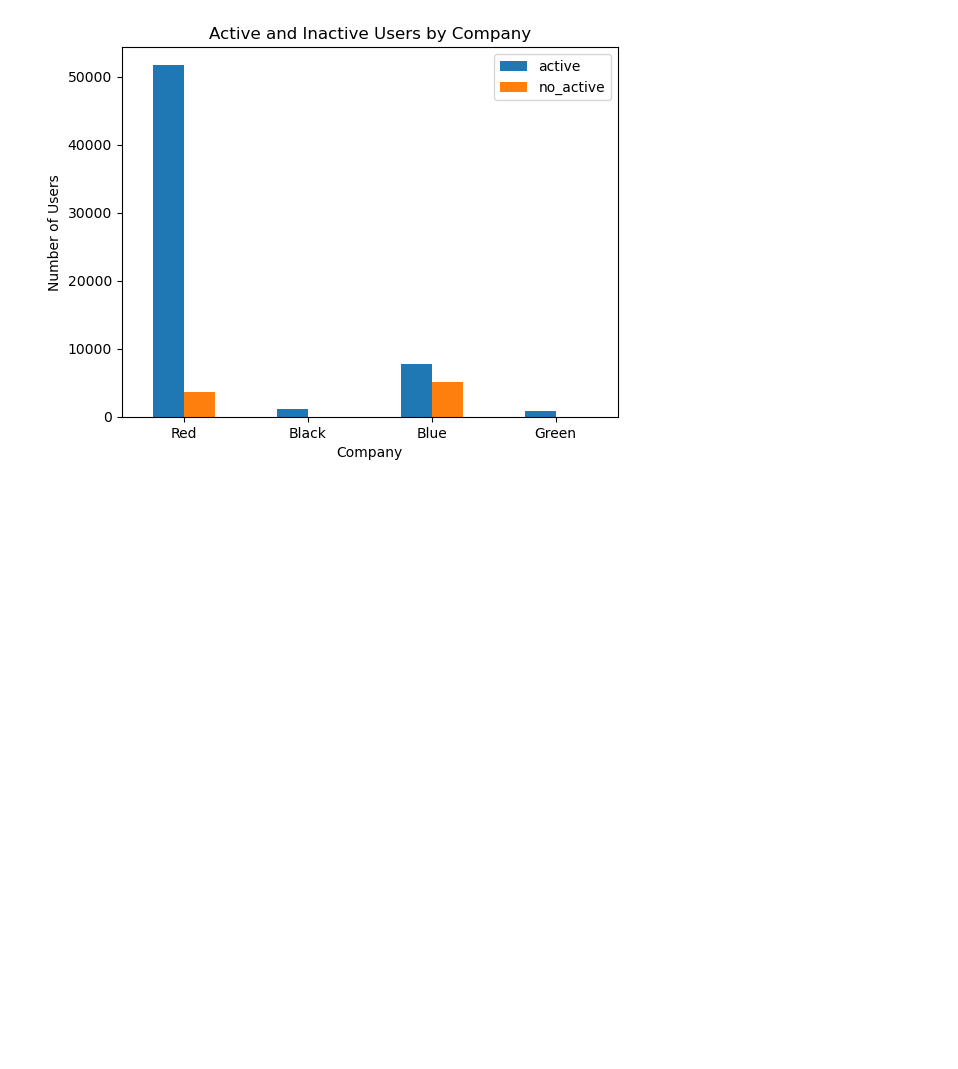
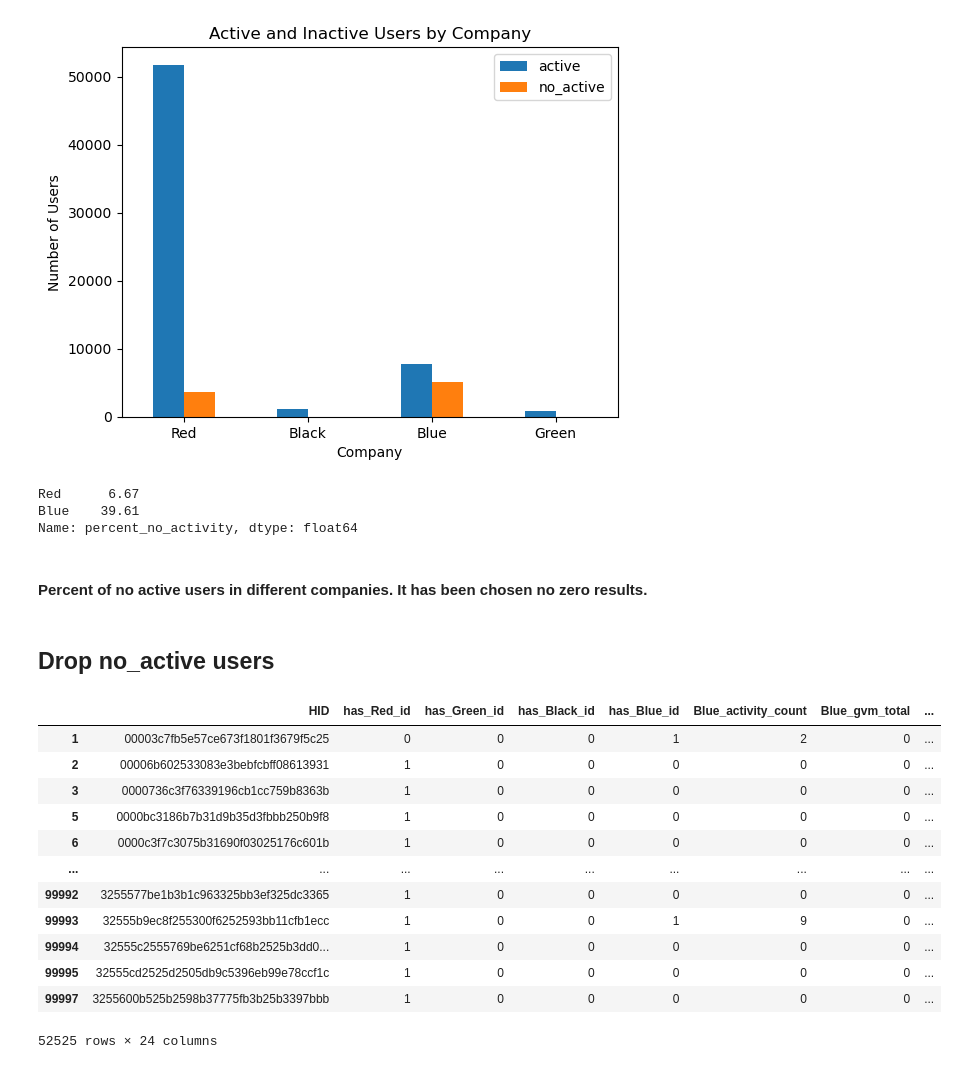
Before and after one commit to ForwardMoth/Analytic_test, a Jupyter notebook: Analytic_test_VK.ipynb, the cells around one changed output. Saved outputs shown, nothing was run; the diff lists cells and outputs as text; code cells hidden in the pictures; blank space fills up the shorter version.

```diff
--- a/Analytic_test_VK.ipynb
+++ b/Analytic_test_VK.ipynb
@@ -308,3 +308,15 @@ ax.set_title('Active and Inactive Users by Company')
 plt.show()
 # %% [output]
 [figure]
+# %%
+df_activity['percent_no_activity'] = df_activity['no_active'] / (df_activity['no_active'] + df_activity['active']) * 100
+df_activity['percent_no_activity'] = df_activity['percent_no_activity'].round(2)
+df_activity['percent_no_activity'][df_activity['percent_no_activity'] != 0]
+# %% [output]
+Red      6.67
+Blue    39.61
+Name: percent_no_activity, dtype: float64
+# %% [markdown]
+#### Percent of no active users in different companies. It has been chosen no zero results.
+# %% [markdown]
+## Drop no_active users
@@ -310,0 +340,16 @@ plt.show()
+# %%
+df
+# %% [output]
+|  | HID | has_Red_id | has_Green_id | has_Black_id | has_Blue_id | Blue_activity_count | Blue_gvm_total | ... |
+| 1 | 00003c7fb5e57ce673f1801f3679f5c25 | 0 | 0 | 0 | 1 | 2 | 0 | ... |
+| 2 | 00006b602533083e3bebfcbff08613931 | 1 | 0 | 0 | 0 | 0 | 0 | ... |
+| 3 | 0000736c3f76339196cb1cc759b8363b | 1 | 0 | 0 | 0 | 0 | 0 | ... |
+| 5 | 0000bc3186b7b31d9b35d3fbbb250b9f8 | 1 | 0 | 0 | 0 | 0 | 0 | ... |
+| 6 | 0000c3f7c3075b31690f03025176c601b | 1 | 0 | 0 | 0 | 0 | 0 | ... |
+| ... | ... | ... | ... | ... | ... | ... | ... | ... |
+| 99992 | 3255577be1b3b1c963325bb3ef325dc3365 | 1 | 0 | 0 | 0 | 0 | 0 | ... |
+| 99993 | 32555b9ec8f255300f6252593bb11cfb1ecc | 1 | 0 | 0 | 1 | 9 | 0 | ... |
+| 99994 | 32555c2555769be6251cf68b2525b3dd0... | 1 | 0 | 0 | 0 | 0 | 0 | ... |
+| 99995 | 32555cd2525d2505db9c5396eb99e78ccf1c | 1 | 0 | 0 | 0 | 0 | 0 | ... |
+| 99997 | 3255600b525b2598b37775fb3b25b3397bbb | 1 | 0 | 0 | 0 | 0 | 0 | ... |
+52525 rows × 24 columns
```
Also changed, not shown: parts of 63 cells of this notebook.
